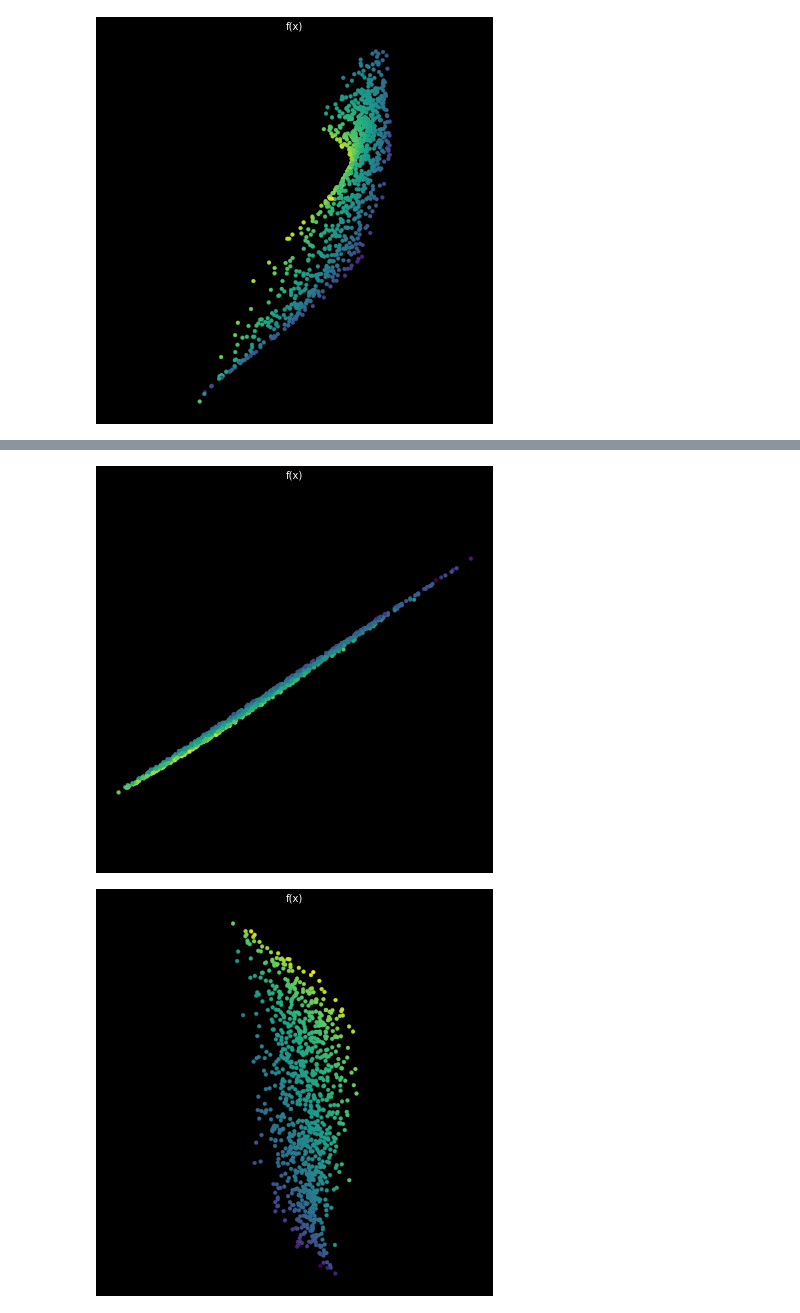
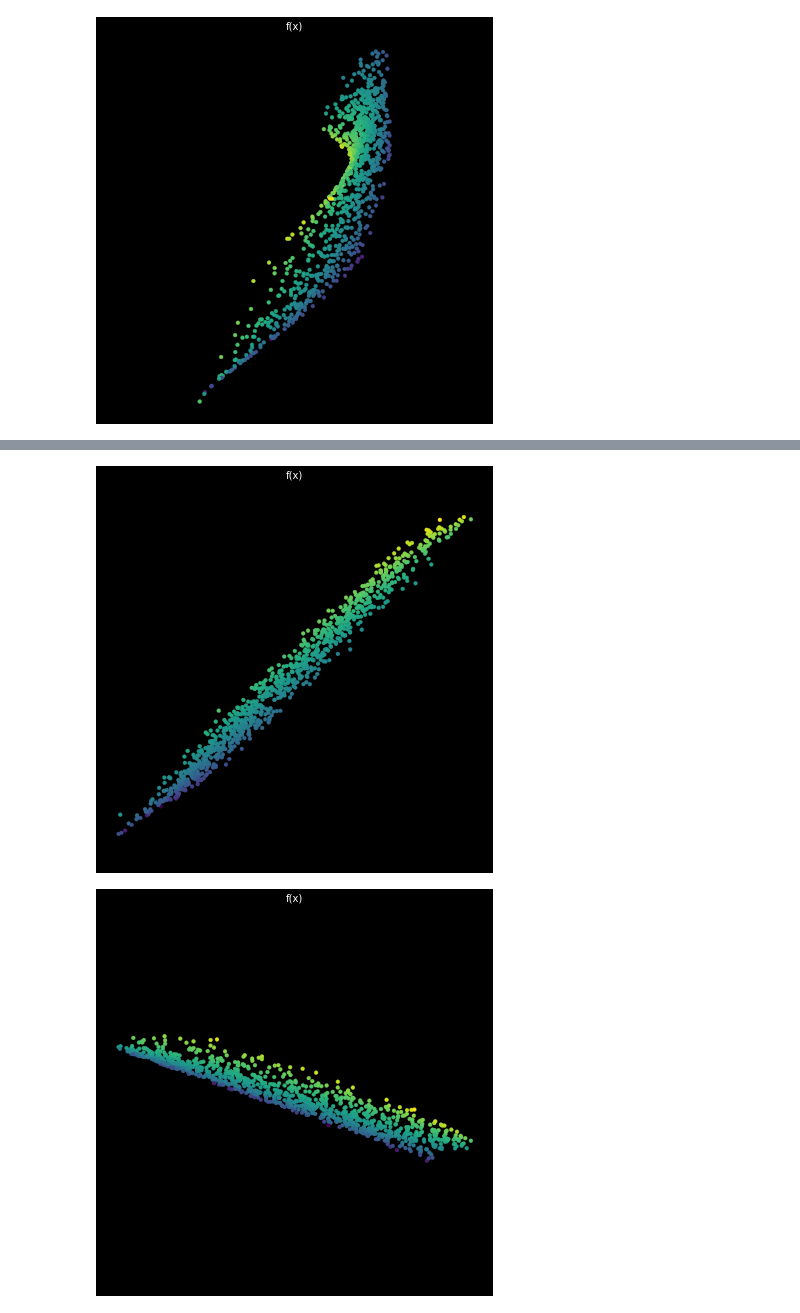
Before and after one commit to alefram/notebooks, a Jupyter notebook: linear_algebra.ipynb, the cells around one changed output, grey strips where cells are left out. Saved outputs shown, nothing was run; the diff lists cells and outputs as text; code cells hidden in the pictures.

```diff
--- a/linear_algebra.ipynb
+++ b/linear_algebra.ipynb
@@ -452,10 +452,10 @@ for i in range(3):
 show_scatterplot(X, colors, title='x')
 n_hidden = 5
 
-# NL = nn.ReLU()
-activation = nn.Tanh()
+NL = nn.ReLU()
+# activation = nn.Tanh()
 
-for i in range(5):
+for i in range(3):
     model = nn.Sequential(
         nn.Linear(2, n_hidden),
         activation,
@@ -477,2 +477,2 @@ for i in range(5):
-[figure, old version]
+[figure, new version]
-[figure, old version]
+[figure, new version]
```
Also changed, not shown: parts of 1 cell of this notebook, 7 other files.
